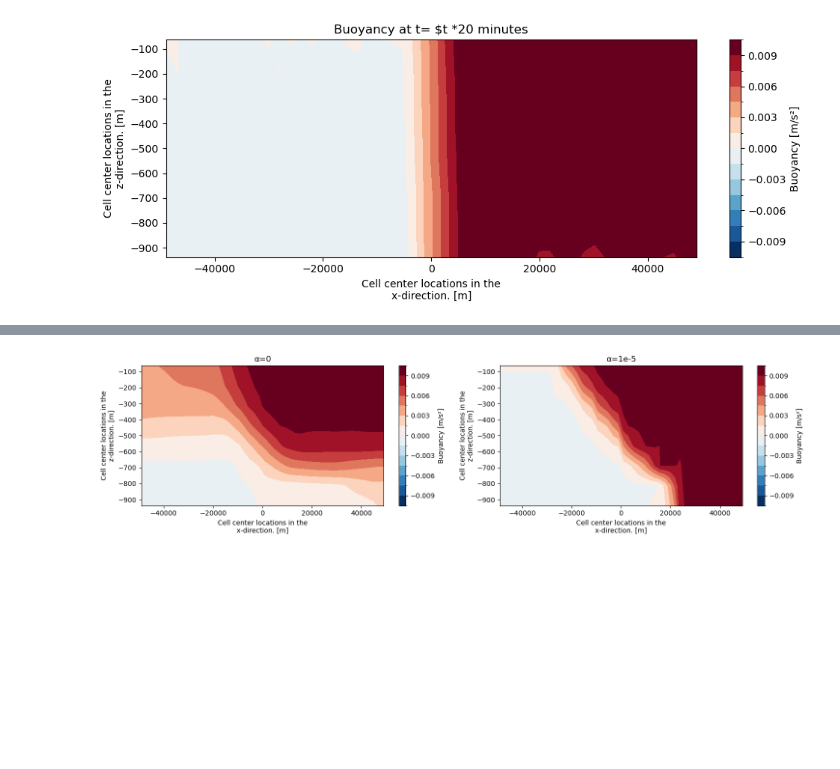
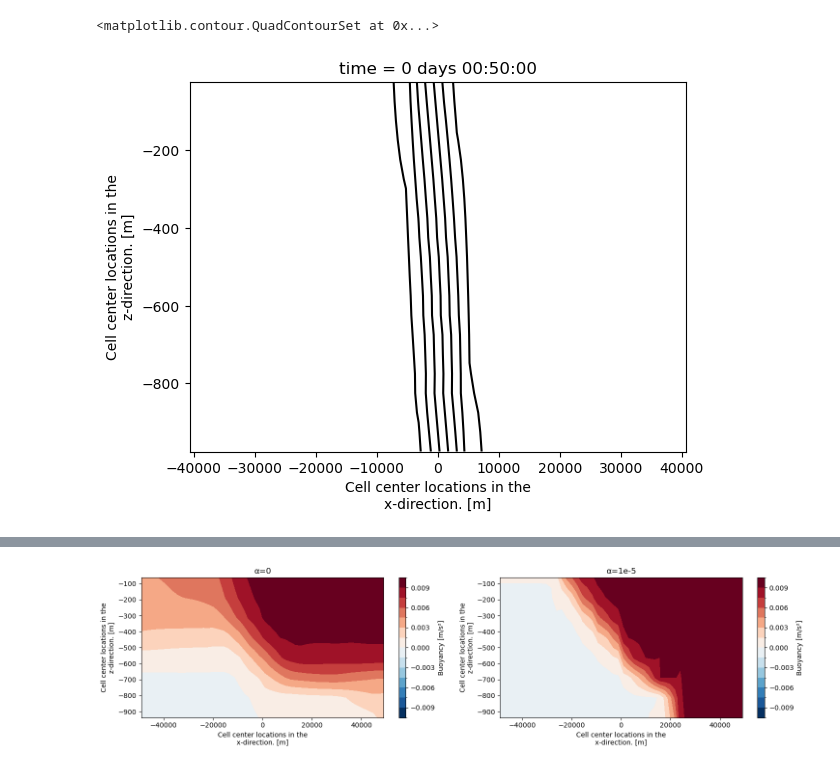
Before and after one commit to tom-rex/Oceananigans_projects, a Jupyter notebook: python_visualisations.ipynb, the cells around one changed output, grey strips where cells are left out. Saved outputs shown, nothing was run; the diff lists cells and outputs as text; code cells hidden in the pictures; blank space fills up the shorter version.

```diff
--- a/python_visualisations.ipynb
+++ b/python_visualisations.ipynb
@@ -16,12 +20,5 @@ ds = xr.open_dataset('run_a=1e-5_N^2=1e-6_M^2=1e-6.nc')
-# %%
-#Buoyancy
-
-t = 0
-
-fig, ax = plt.subplots(figsize=(10, 4))
-ds.b.isel(time = t).plot.contourf(levels=20, cmap='RdBu_r', ax=ax)
-ax.set_title('Buoyancy at t= $t *20 minutes')
-plt.tight_layout()
-plt.show()
-# %% [output]
-[figure, removed]
+# %%
+ds.b[5,:,100:140].plot.contour(levels=20, colors='k')
+# %% [output]
+<matplotlib.contour.QuadContourSet at 0x...>
+[figure, added]
```
Also changed, not shown: parts of 7 cells of this notebook, 1 other file.
